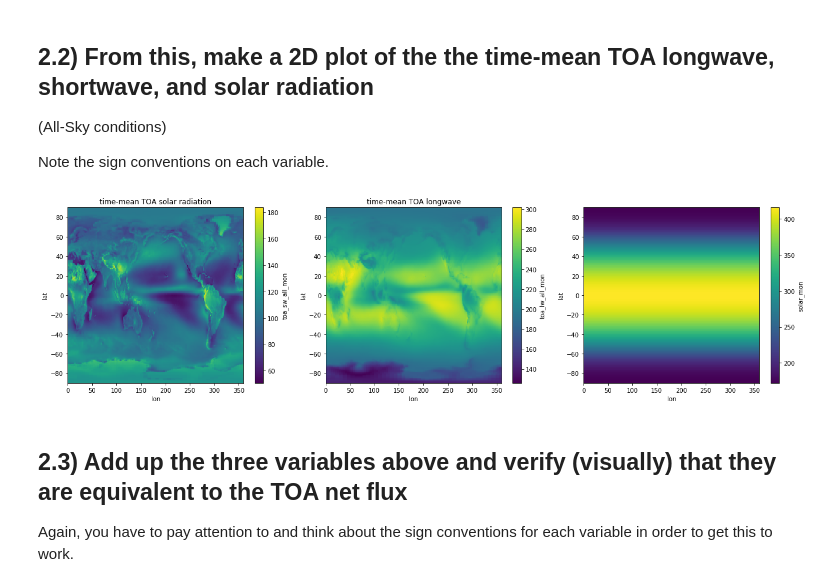
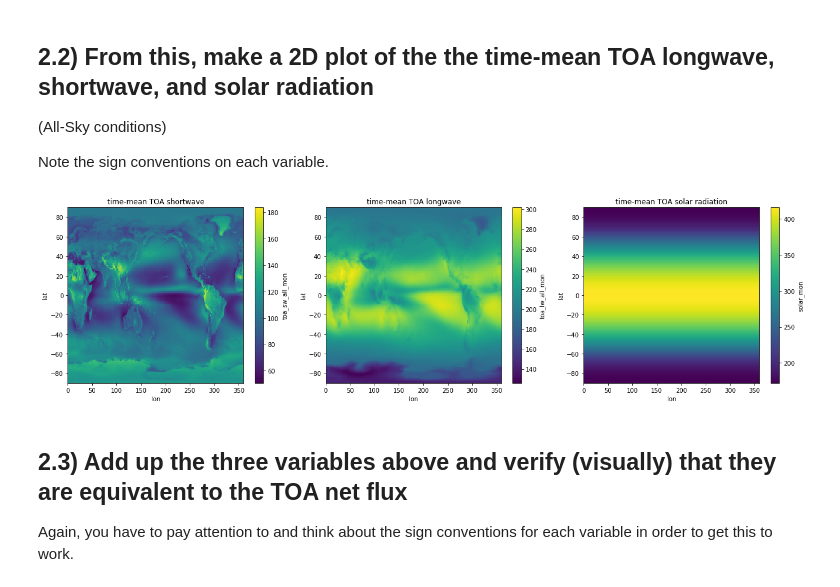
Before and after one commit to Siyan-Wang/research_computing_c, a Jupyter notebook: assignment8/Assignment_8.ipynb, the cells around one changed output. Saved outputs shown, nothing was run; the diff lists cells and outputs as text; code cells hidden in the pictures.

```diff
--- a/assignment8/Assignment_8.ipynb
+++ b/assignment8/Assignment_8.ipynb
@@ -104,14 +104,14 @@ Note the sign conventions on each variable.
 # %%
 fig, ax = plt.subplots(1,3,figsize=(18,5))
 radiation_mean.toa_sw_all_mon.plot(ax=ax[0])
 ax[0].set_title("time-mean TOA shortwave")
 radiation_mean.toa_lw_all_mon.plot(ax=ax[1])
 ax[1].set_title("time-mean TOA longwave")
 radiation_mean.solar_mon.plot(ax=ax[2])
-ax[0].set_title("time-mean TOA solar radiation")
+ax[2].set_title("time-mean TOA solar radiation")
 plt.tight_layout()
 # %% [output]
-[figure, old version]
+[figure, new version]
 # %% [markdown]
 ## 2.3) Add up the three variables above and verify (visually) that they are equivalent to the TOA net flux
 
```
